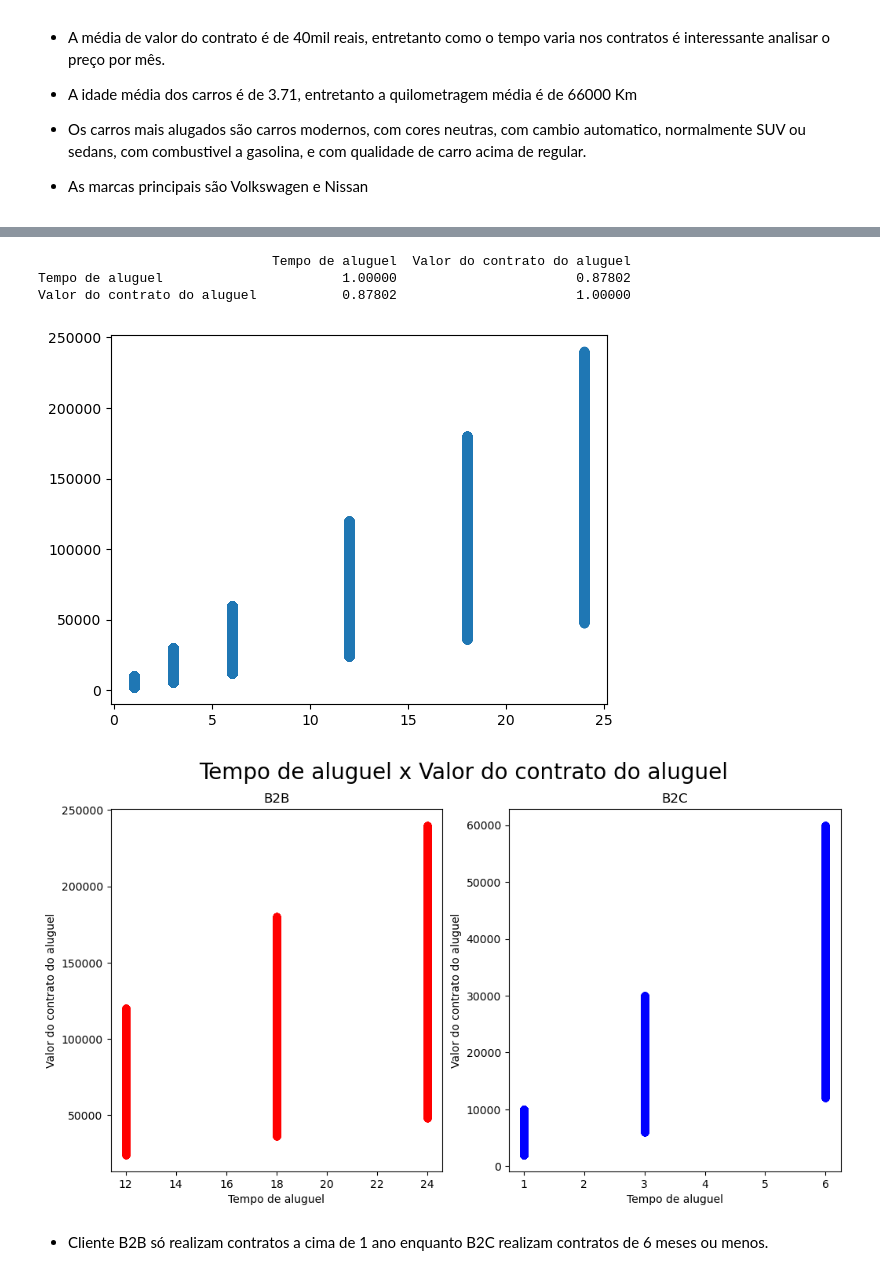
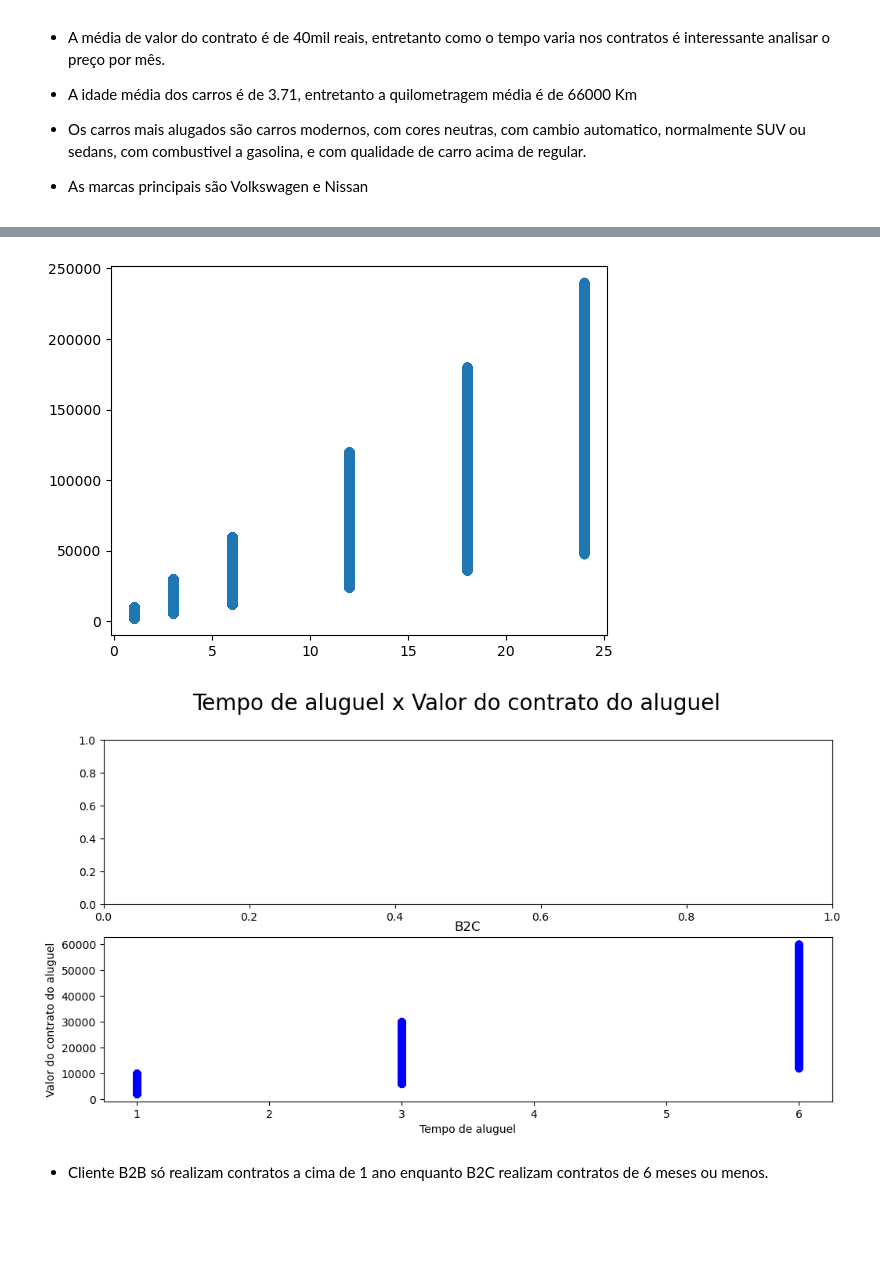
Before and after one commit to Henrique-Albuquerque2/PS-IJR-Grupo10, a Jupyter notebook: AnaliseAluguel.ipynb, the cells around one changed output, grey strips where cells are left out. Cells and saved outputs as stored; diff of their text form; code cells hidden in the pictures; blank space fills up the shorter version.

```diff
--- a/AnaliseAluguel.ipynb
+++ b/AnaliseAluguel.ipynb
@@ -225,26 +236,18 @@ db_alugueis_b2c = db_alugueis[db_alugueis['Tipo do cliente'] == 'b2c']
 # %%
 #Quero plotar dois gráficos, um do lado do outro
 plt.scatter(db_alugueis['Tempo de aluguel'], db_alugueis['Valor do contrato do aluguel'])
-correlation = db_alugueis[['Tempo de aluguel', 'Valor do contrato do aluguel']].corr()
-print(correlation)
 
 # Grafico do Tempo de aluguel x Valor do contrato do aluguel, para cliente B2B e B2C
-fig, axs = plt.subplots(1, 2, figsize=(12, 6))
+fig, axs = plt.subplots(2, 1, figsize=(12, 6))
 fig.suptitle('Tempo de aluguel x Valor do contrato do aluguel', fontsize=20)
-axs[0].scatter(db_alugueis_b2b['Tempo de aluguel'], db_alugueis_b2b['Valor do contrato do aluguel'], color='red')
-axs[0].set_title('B2B')
-axs[0].set_xlabel('Tempo de aluguel')
-axs[0].set_ylabel('Valor do contrato do aluguel')
+
 axs[1].scatter(db_alugueis_b2c['Tempo de aluguel'], db_alugueis_b2c['Valor do contrato do aluguel'], color='blue')
 axs[1].set_title('B2C')
 axs[1].set_xlabel('Tempo de aluguel')
 axs[1].set_ylabel('Valor do contrato do aluguel')
 plt.show()
 # %% [output]
-                              Tempo de aluguel  Valor do contrato do aluguel
-Tempo de aluguel                       1.00000                       0.87802
-Valor do contrato do aluguel           0.87802                       1.00000
 [figure]
-[figure, old version]
+[figure, new version]
 # %% [markdown]
 - Cliente B2B só realizam contratos a cima de 1 ano enquanto B2C realizam contratos de 6 meses ou menos.
```
Also changed, not shown: parts of 14 cells of this notebook.
